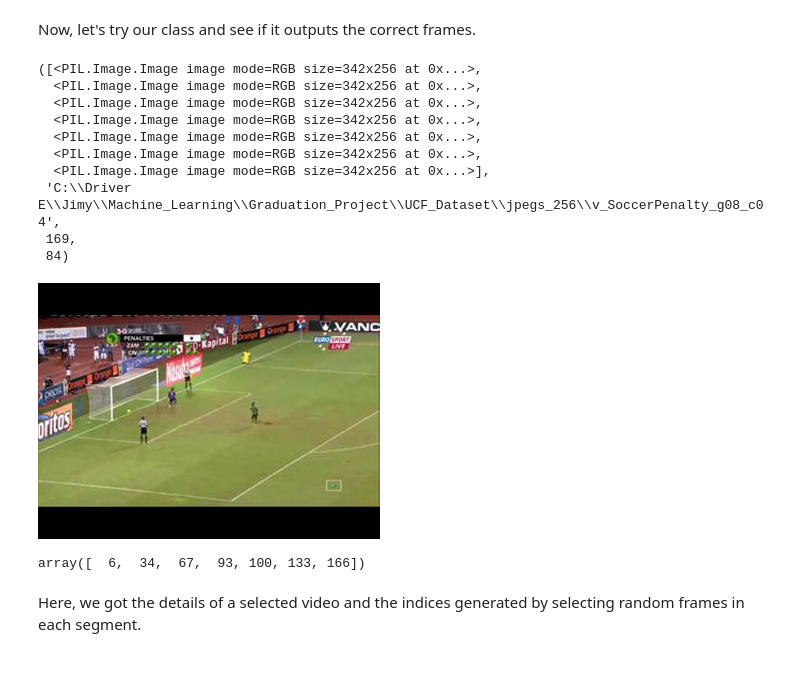
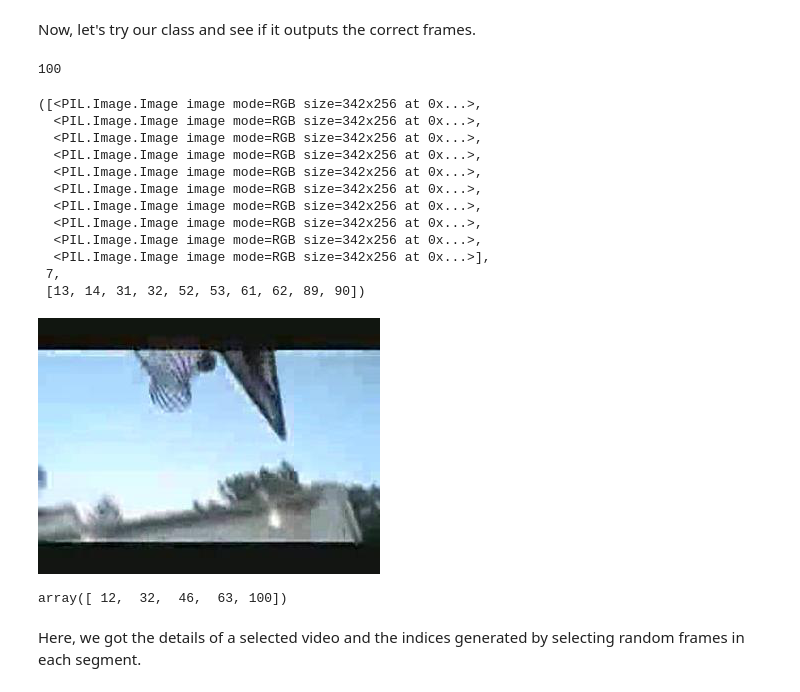
Before and after one commit to The-FaZe/online-action-recognition, a Jupyter notebook: UCF_Dataset.ipynb, the cells around one changed output. Saved outputs shown, nothing was run; the diff lists cells and outputs as text; code cells hidden in the pictures.

```diff
--- a/UCF_Dataset.ipynb
+++ b/UCF_Dataset.ipynb
@@ -45,7 +45,7 @@ class TSNDataset(data.Dataset):
     '''
     file_list         : FileList.txt
     num_segments      : Default = 3
-    new_length        : The num of sequentially picked from the frames (1 'RGB' , 2 with 'RGBDiff')
+    new_length        :  The num of sequentially picked frames from 1 segment (1 'RGB' , more with 'RGBDiff').
     modality          : Takes two strings 'RGB' or 'RGBDiff'
     image_prefix      : Prefix of the frames name
     transform         : Pytorch composion of transformations (Data Augmentation)
@@ -67,6 +67,11 @@ class TSNDataset(data.Dataset):
         self.transform = transform
         self.test_mode = test_mode
         self.train_val_switch = train_val_switch
+
+        if modality == 'RGB':
+            self.new_length = new_length
+        elif modality == 'RGBDiff':
+            self.new_length +=1
 
         #List of Objects, Everyone of them corresponding to a video
         self.VidInfoList = [Video_Info(x.strip().split('  '))  for x in open(self.file_list)]
@@ -112,20 +117,25 @@ class TSNDataset(data.Dataset):
         sample_indices = [int(FPSeg*( x + 1/2.0 )) for x in range(self.num_segments)]
         return np.array(sample_indices)+1
 
-
     def Vid2Frames(self, info, indices):
         '''
         info : Object has info about one video
         indices  : Indices for the chosen frames
         '''
         images = []
-        for idx in indices:                                                          #For every frame in the chosen frames
-            Img = [Image.open(os.path.join(info.path,self.image_prefix.format(idx))).convert('RGB')]                 #Load the frame and convert to PNG
-            images.extend(Img)                                                        #Stack it with the others
+        Expand_indices = []
 
-        #processed_frames = self.transform(images)                                   #Apply transform stuff on the chosen frames
-        return images, info.path, info.num_frames, info.label
+        for idx in indices:                                                                                 #For every frame in the chosen frames
+            for f in range(self.new_length):                                                                  #If new lenght is more than 1 , we'll stack num of frames from 1 seg
+                Expand_indices.append(idx+f)
+                if idx+f <= info.num_frames:                                                                     #Make sure we didn't exceed our range
+                    Img = [Image.open(os.path.join(info.path,self.image_prefix.format(idx+f))).convert('RGB')]                 #Load the frame and convert to PNG
+                    images.extend(Img)                                                                                         #Stack it with the others
+                else:
+                     images.extend(Img)
 
+         #processed_frames = self.transform(images)                                   #Apply transform stuff on the chosen frames
+        return images , info.label , Expand_indices
 
     def __getitem__(self,idx):
         '''
@@ -147,10 +157,14 @@ class TSNDataset(data.Dataset):
 Now, let's try our class and see if it outputs the correct frames.
 # %%
 UCF = TSNDataset(file_list=r'C:\Driver E\Jimy\Machine_Learning\Graduation_Project\UCF_Dataset\rgb_train_FileList1.txt',
-                 num_segments=7, new_length=1, modality='RGB', image_prefix='frame{:06d}.jpg',
+                 num_segments=5, new_length=1, modality='RGBDiff', image_prefix='frame{:06d}.jpg',
                  transform=None,test_mode=False ,train_val_switch=True)
 # %%
-video_details, indices =UCF[8000]   #the first video for example
+video_details, indices =UCF[750]
+# %%
+UCF.VidInfoList[750].num_frames
+# %% [output]
+100
 # %%
 video_details
 # %% [output]
@@ -160,17 +174,19 @@ video_details
   <PIL.Image.Image image mode=RGB size=342x256 at 0x...>,
   <PIL.Image.Image image mode=RGB size=342x256 at 0x...>,
   <PIL.Image.Image image mode=RGB size=342x256 at 0x...>,
+  <PIL.Image.Image image mode=RGB size=342x256 at 0x...>,
+  <PIL.Image.Image image mode=RGB size=342x256 at 0x...>,
+  <PIL.Image.Image image mode=RGB size=342x256 at 0x...>,
   <PIL.Image.Image image mode=RGB size=342x256 at 0x...>],
- 'C:\\Driver E\\Jimy\\Machine_Learning\\Graduation_Project\\UCF_Dataset\\jpegs_256\\v_SoccerPenalty_g08_c04',
- 169,
- 84)
+ 7,
+ [13, 14, 31, 32, 52, 53, 61, 62, 89, 90])
 # %%
-video_details[0][6]
+video_details[0][8]
 # %% [output]
-[figure, old version]
+[figure, new version]
 # %%
 indices
 # %% [output]
-array([  6,  34,  67,  93, 100, 133, 166])
+array([ 12,  32,  46,  63, 100])
 # %% [markdown]
 Here, we got the details of a selected video and the indices generated by selecting random frames in each segment.
```
